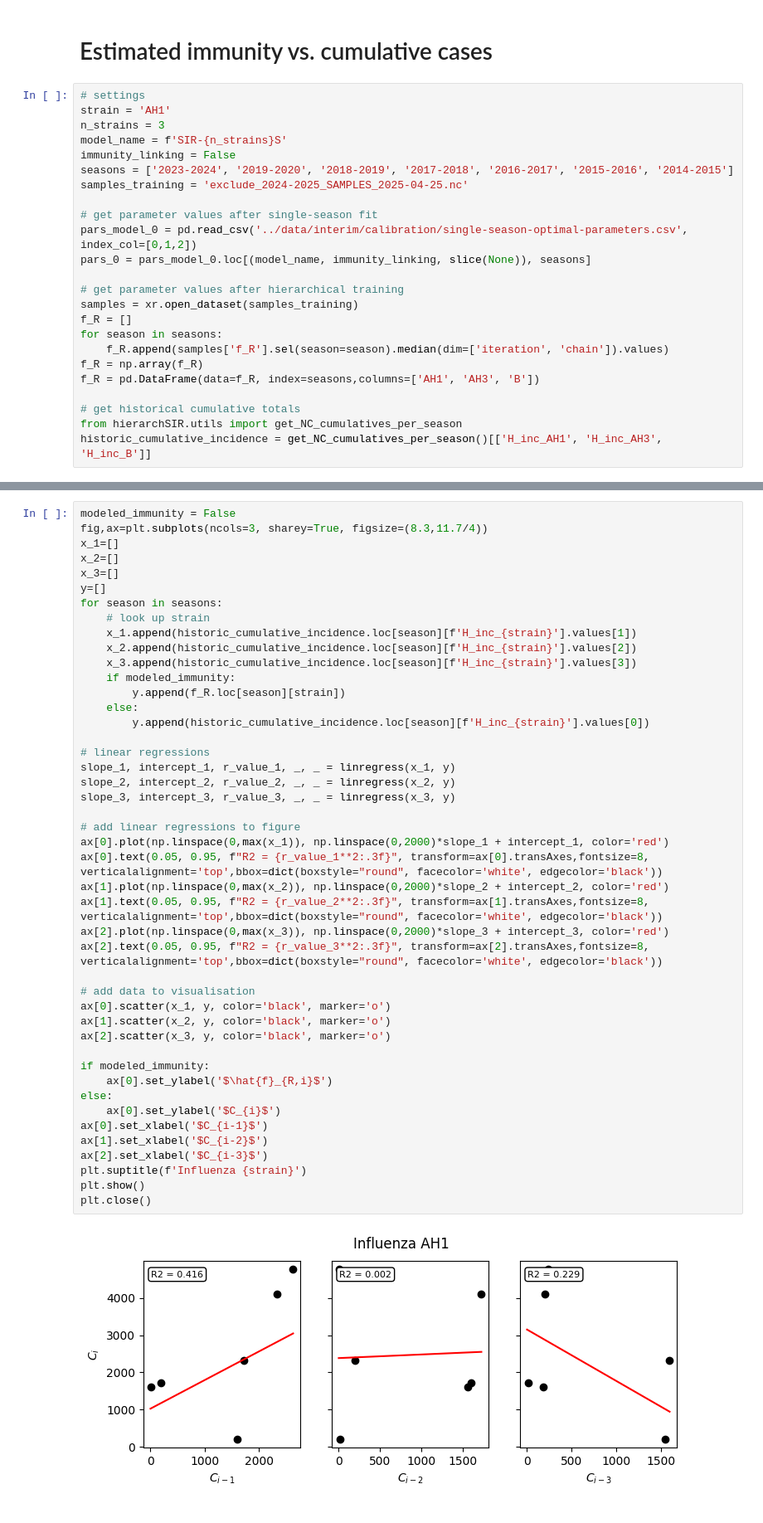
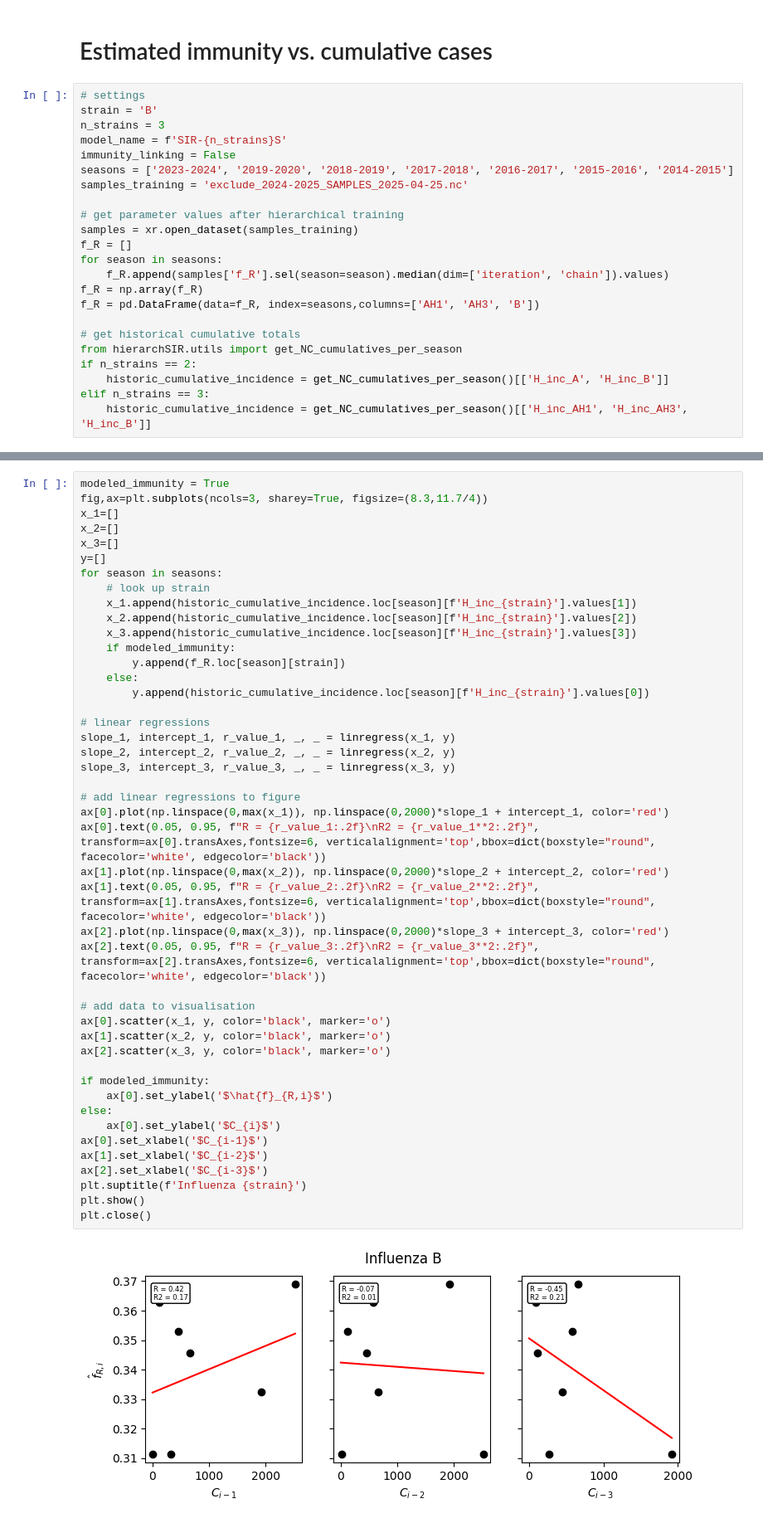
Before and after one commit to twallema/JHU-Cornell_hierarchSIR, a Jupyter notebook: scripts/immunity-linking-statistical-analysis.ipynb, the cells around one changed output, grey strips where cells are left out. Shown at 83% size. Cells and saved outputs as stored; diff of their text form.

```diff
--- a/scripts/immunity-linking-statistical-analysis.ipynb
+++ b/scripts/immunity-linking-statistical-analysis.ipynb
@@ -8,16 +8,12 @@ import matplotlib.pyplot as plt
 # Estimated immunity vs. cumulative cases
 # %%
 # settings
-strain = 'AH1'
+strain = 'B'
 n_strains = 3
 model_name = f'SIR-{n_strains}S'
 immunity_linking = False
 seasons = ['2023-2024', '2019-2020', '2018-2019', '2017-2018', '2016-2017', '2015-2016', '2014-2015']
 samples_training = 'exclude_2024-2025_SAMPLES_2025-04-25.nc'
-
-# get parameter values after single-season fit
-pars_model_0 = pd.read_csv('../data/interim/calibration/single-season-optimal-parameters.csv', index_col=[0,1,2])
-pars_0 = pars_model_0.loc[(model_name, immunity_linking, slice(None)), seasons]
 
 # get parameter values after hierarchical training
 samples = xr.open_dataset(samples_training)
@@ -29,4 +25,7 @@ f_R = pd.DataFrame(data=f_R, index=seasons,columns=['AH1', 'AH3', 'B'])
 
 # get historical cumulative totals
 from hierarchSIR.utils import get_NC_cumulatives_per_season
-historic_cumulative_incidence = get_NC_cumulatives_per_season()[['H_inc_AH1', 'H_inc_AH3', 'H_inc_B']]
+if n_strains == 2:
+    historic_cumulative_incidence = get_NC_cumulatives_per_season()[['H_inc_A', 'H_inc_B']]
+elif n_strains == 3:
+    historic_cumulative_incidence = get_NC_cumulatives_per_season()[['H_inc_AH1', 'H_inc_AH3', 'H_inc_B']]
@@ -33,5 +74,5 @@ historic_cumulative_incidence = get_NC_cumulatives_per_season()[['H_inc_AH1', 'H
 # %%
-modeled_immunity = False
+modeled_immunity = True
 fig,ax=plt.subplots(ncols=3, sharey=True, figsize=(8.3,11.7/4))
 x_1=[]
 x_2=[]
@@ -46,37 +87,37 @@ for season in seasons:
         y.append(f_R.loc[season][strain])
     else:
         y.append(historic_cumulative_incidence.loc[season][f'H_inc_{strain}'].values[0])
 
 # linear regressions
 slope_1, intercept_1, r_value_1, _, _ = linregress(x_1, y)
 slope_2, intercept_2, r_value_2, _, _ = linregress(x_2, y)
 slope_3, intercept_3, r_value_3, _, _ = linregress(x_3, y)
 
 # add linear regressions to figure
 ax[0].plot(np.linspace(0,max(x_1)), np.linspace(0,2000)*slope_1 + intercept_1, color='red')
-ax[0].text(0.05, 0.95, f"R2 = {r_value_1**2:.3f}", transform=ax[0].transAxes,fontsize=8, verticalalignment='top',bbox=dict(boxstyle="round", facecolor='white', edgecolor='black'))
+ax[0].text(0.05, 0.95, f"R = {r_value_1:.2f}\nR2 = {r_value_1**2:.2f}", transform=ax[0].transAxes,fontsize=6, verticalalignment='top',bbox=dict(boxstyle="round", facecolor='white', edgecolor='black'))
 ax[1].plot(np.linspace(0,max(x_2)), np.linspace(0,2000)*slope_2 + intercept_2, color='red')
-ax[1].text(0.05, 0.95, f"R2 = {r_value_2**2:.3f}", transform=ax[1].transAxes,fontsize=8, verticalalignment='top',bbox=dict(boxstyle="round", facecolor='white', edgecolor='black'))
+ax[1].text(0.05, 0.95, f"R = {r_value_2:.2f}\nR2 = {r_value_2**2:.2f}", transform=ax[1].transAxes,fontsize=6, verticalalignment='top',bbox=dict(boxstyle="round", facecolor='white', edgecolor='black'))
 ax[2].plot(np.linspace(0,max(x_3)), np.linspace(0,2000)*slope_3 + intercept_3, color='red')
-ax[2].text(0.05, 0.95, f"R2 = {r_value_3**2:.3f}", transform=ax[2].transAxes,fontsize=8, verticalalignment='top',bbox=dict(boxstyle="round", facecolor='white', edgecolor='black'))
+ax[2].text(0.05, 0.95, f"R = {r_value_3:.2f}\nR2 = {r_value_3**2:.2f}", transform=ax[2].transAxes,fontsize=6, verticalalignment='top',bbox=dict(boxstyle="round", facecolor='white', edgecolor='black'))
 
 # add data to visualisation
 ax[0].scatter(x_1, y, color='black', marker='o')
 ax[1].scatter(x_2, y, color='black', marker='o')
 ax[2].scatter(x_3, y, color='black', marker='o')
 
 if modeled_immunity:
     ax[0].set_ylabel('$\hat{f}_{R,i}$')
 else:
     ax[0].set_ylabel('$C_{i}$')
 ax[0].set_xlabel('$C_{i-1}$')
 ax[1].set_xlabel('$C_{i-2}$')
 ax[2].set_xlabel('$C_{i-3}$')
 plt.suptitle(f'Influenza {strain}')
 plt.show()
 plt.close()
 # %% [output]
-[figure, old version]
+[figure, new version]
 # %%
 def immunity_model(iota_min1, iota_min2, iota_min3, C_min1, C_min2, C_min3):
     X = iota_min1 * C_min1 + iota_min2 * C_min2 + iota_min3 * C_min3
```
Also changed, not shown: parts of 3 cells of this notebook.
